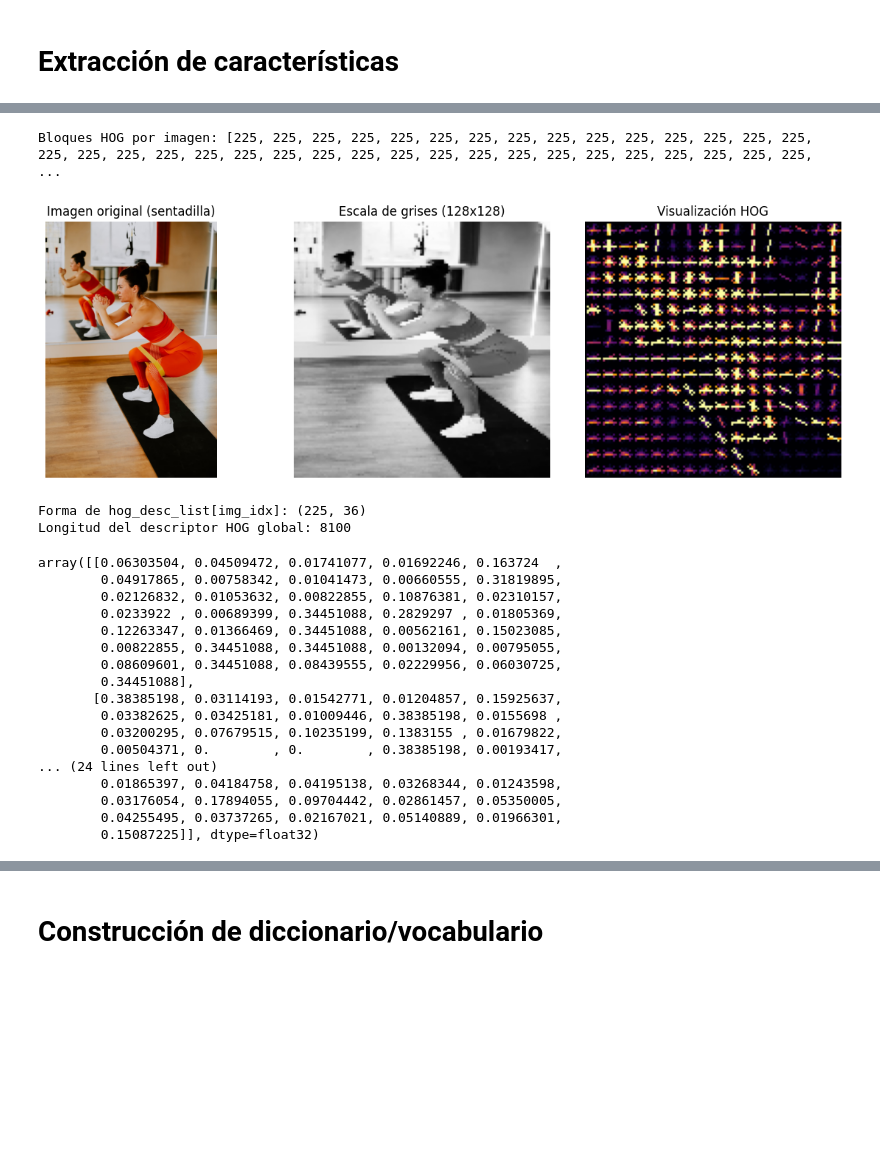
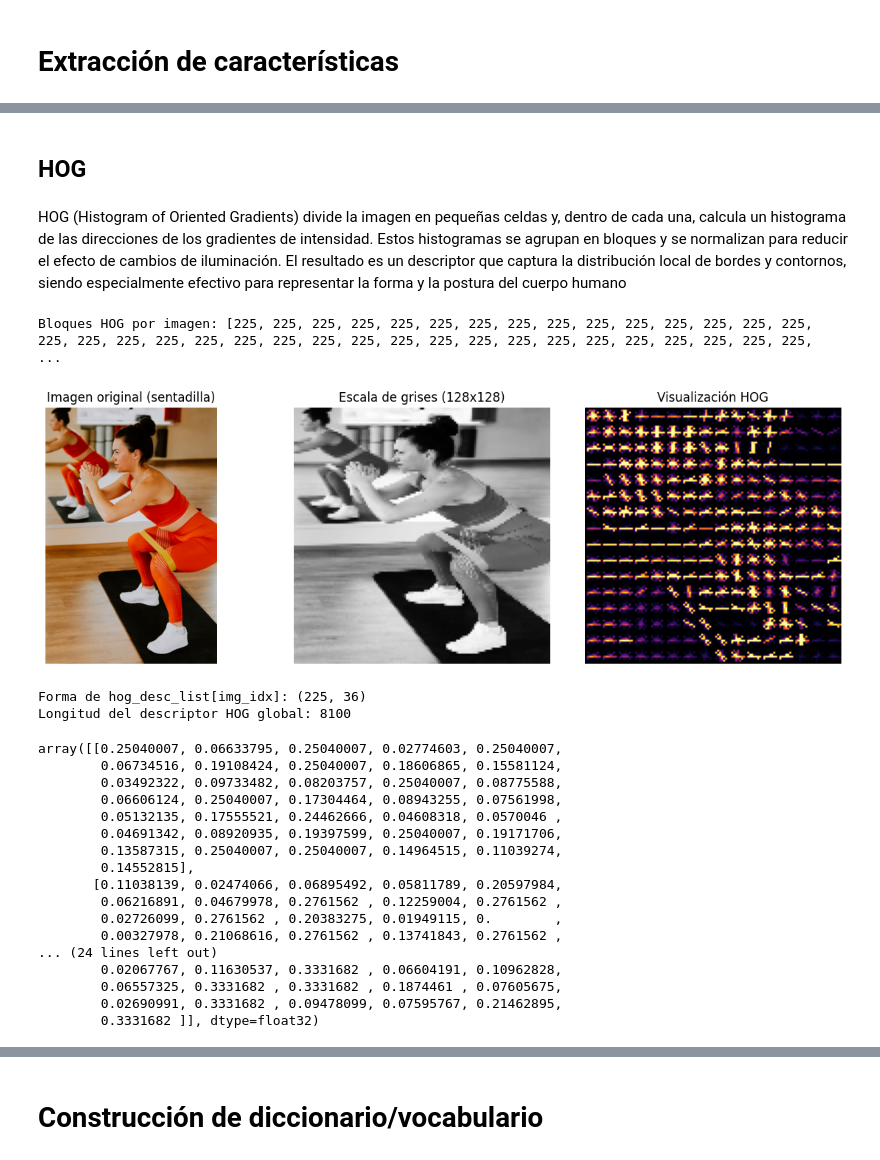
Before and after one commit to julicapa15/Laboratorio1_VisionComputacional, a Jupyter notebook: LABORATORIO_1_VISION_COMPUTACIONAL.ipynb, the cells around one changed output, grey strips where cells are left out. Saved outputs shown, nothing was run; the diff lists cells and outputs as text; code cells hidden in the pictures; blank space fills up the shorter version.

Commit message:
Cambio de 2 imag de pushup, crop de imag, organiza/modifica SIFT y HOG, unifica preparación de extractores, unifica el dicc para ambos extractores, se entrenada modelo con ambos extractores

```diff
--- a/LABORATORIO_1_VISION_COMPUTACIONAL.ipynb
+++ b/LABORATORIO_1_VISION_COMPUTACIONAL.ipynb
@@ -53,10 +67,10 @@ flexionpecho = [
     "https://images.unsplash.com/photo-1683192943220-d191b72a4fac?q=80&w=1170&auto=format&fit=crop&ixlib=rb-4.1.0&ixid=M3wxMjA3fDB8MHxwaG90by1wYWdlfHx8fGVufDB8fHx8fA%3D%3D",
     "https://plus.unsplash.com/premium_photo-1661382496028-31fcde90200f?q=80&w=1170&auto=format&fit=crop&ixlib=rb-4.1.0&ixid=M3wxMjA3fDB8MHxwaG90by1wYWdlfHx8fGVufDB8fHx8fA%3D%3D",
     "https://plus.unsplash.com/premium_photo-1666956838556-f940185abbbf?q=80&w=1170&auto=format&fit=crop&ixlib=rb-4.1.0&ixid=M3wxMjA3fDB8MHxwaG90by1wYWdlfHx8fGVufDB8fHx8fA%3D%3D",
-    "https://images.unsplash.com/photo-1599744331048-d58b430fb098?q=80&w=1076&auto=format&fit=crop&ixlib=rb-4.1.0&ixid=M3wxMjA3fDB8MHxwaG90by1wYWdlfHx8fGVufDB8fHx8fA%3D%3D",
+    "https://images.unsplash.com/photo-1621787280498-d8140600df44?w=600&auto=format&fit=crop&q=60&ixlib=rb-4.1.0&ixid=M3wxMjA3fDB8MHxzZWFyY2h8Nzd8fHB1c2glMjB1cHxlbnwwfHwwfHx8Mg%3D%3D",
     "https://images.unsplash.com/photo-1600677396341-16965cbe9224?q=80&w=1169&auto=format&fit=crop&ixlib=rb-4.1.0&ixid=M3wxMjA3fDB8MHxwaG90by1wYWdlfHx8fGVufDB8fHx8fA%3D%3D",
     "https://images.unsplash.com/photo-1764426445448-95103b0024a6?q=80&w=1167&auto=format&fit=crop&ixlib=rb-4.1.0&ixid=M3wxMjA3fDB8MHxwaG90by1wYWdlfHx8fGVufDB8fHx8fA%3D%3D",
-    "https://images.unsplash.com/photo-1760084081757-6f918c08403b?q=80&w=1025&auto=format&fit=crop&ixlib=rb-4.1.0&ixid=M3wxMjA3fDB8MHxwaG90by1wYWdlfHx8fGVufDB8fHx8fA%3D%3D",
+    "https://images.unsplash.com/photo-1540474211005-7c8a448f69e6?w=600&auto=format&fit=crop&q=60&ixlib=rb-4.1.0&ixid=M3wxMjA3fDB8MHxzZWFyY2h8ODV8fHB1c2glMjB1cHxlbnwwfHwwfHx8Mg%3D%3D",
     "https://plus.unsplash.com/premium_photo-1663012894269-7a0840cc108a?w=600&auto=format&fit=crop&q=60&ixlib=rb-4.1.0&ixid=M3wxMjA3fDB8MHxzZWFyY2h8MTA1fHxwdXNoJTIwdXBzJTIwdmlzdGElMjBkZXNkZSUyMGFycmliYXxlbnwwfHwwfHx8MA%3D%3D",
     "https://images.unsplash.com/photo-1758599878868-52cced2f8154?q=80&w=1332&auto=format&fit=crop&ixlib=rb-4.1.0&ixid=M3wxMjA3fDB8MHxwaG90by1wYWdlfHx8fGVufDB8fHx8fA%3D%3D",
     "https://plus.unsplash.com/premium_photo-1673210887551-1b3dac70ef6d?q=80&w=1170&auto=format&fit=crop&ixlib=rb-4.1.0&ixid=M3wxMjA3fDB8MHxwaG90by1wYWdlfHx8fGVufDB8fHx8fA%3D%3D",
@@ -66,18 +80,20 @@ flexionpecho = [
     "https://plus.unsplash.com/premium_photo-1672784158368-a08c56a44c0b?w=600&auto=format&fit=crop&q=60&ixlib=rb-4.1.0&ixid=M3wxMjA3fDB8MHxzZWFyY2h8MjYwfHxmbGV4aW9uJTIwZGUlMjBwZWNob3xlbnwwfHwwfHx8MA%3D%3D",
 ]
 
+CROP_RATIO = 0.75  # ajuste del recorte central (0.75 = 75% central)
+
+images_rgb = []
 labels = []
-images_rgb = []
 
-# Descarga a RGB/Gray
 for url in sentadillas + flexionpecho:
     img_bytes = urlopen(url).read()
-    img_bgr = cv2.imdecode(np.frombuffer(img_bytes, np.uint8), cv2.IMREAD_COLOR)
-    img_rgb = cv2.cvtColor(img_bgr, cv2.COLOR_BGR2RGB)
-    images_rgb.append(img_rgb)
+    img_bgr  = cv2.imdecode(np.frombuffer(img_bytes, np.uint8), cv2.IMREAD_COLOR)
+    img_rgb  = cv2.cvtColor(img_bgr, cv2.COLOR_BGR2RGB)
+    img_crop = center_crop(img_rgb, crop_ratio=CROP_RATIO)   # ← aquí
+    images_rgb.append(img_crop)
     labels.append("sentadilla" if url in sentadillas else "push up")
 
-print("Total imágenes:", len(images_rgb))
+print(f"Total imágenes: {len(images_rgb)}")
 plt.figure(figsize=(10,6))
 
 for i in range(len(images_rgb)):
@@ -134,3 +175,7 @@ Keypoints SIFT por imagen: [900, 1219, 970, 804, 834, 2175, 1322, 1781, 785, 165
+# %% [markdown]
+## HOG
+# %% [markdown]
+HOG (Histogram of Oriented Gradients) divide la imagen en pequeñas celdas y, dentro de cada una, calcula un histograma de las direcciones de los gradientes de intensidad. Estos histogramas se agrupan en bloques y se normalizan para reducir el efecto de cambios de iluminación. El resultado es un descriptor que captura la distribución local de bordes y contornos, siendo especialmente efectivo para representar la forma y la postura del cuerpo humano
 # %%
 orientations = 9
 cells_per_block = (2, 2)
@@ -144,13 +189,19 @@ for gray in images_gray:
     gray_resized = cv2.resize(gray, hog_size)
     hog_images.append(gray_resized)
 
-    hog_blocks = hog(
+    hog_blocks, _ = hog(          # ← visualize=True para que el reshape funcione igual
         gray_resized,
+        orientations=orientations,         # ← faltaba
+        pixels_per_cell=(8, 8),            # ← faltaba (defecto es (8,8) pero mejor explícito)
         cells_per_block=cells_per_block,
-        visualize=False
-        )
-
-    descriptors = hog_blocks.reshape(-1, np.prod(cells_per_block) * orientations).astype(np.float32)
+        block_norm="L2-Hys",               # ← faltaba
+        visualize=True,                    # ← así el return es (features, hog_img)
+        feature_vector=False,              # ← False para poder reshapear en bloques
+        channel_axis=None,
+    )
+    # hog_blocks.shape → (n_bx, n_by, cells_per_block[0], cells_per_block[1], orientations)
+    n_bx, n_by = hog_blocks.shape[0], hog_blocks.shape[1]
+    descriptors = hog_blocks.reshape(n_bx * n_by, np.prod(cells_per_block) * orientations).astype(np.float32)
     hog_desc_list.append(descriptors)
     n_hog_blocks.append(descriptors.shape[0])
 
@@ -166,50 +217,50 @@ hog_features, hog_image = hog(
     feature_vector=True,
     channel_axis=None,
  )
 
 hog_image_rescaled = exposure.rescale_intensity(hog_image, in_range=(0, 10))
 
 plt.figure(figsize=(12, 4))
 plt.subplot(1, 3, 1)
 plt.imshow(images_rgb[img_idx])
 plt.title(f"Imagen original ({labels[img_idx]})")
 plt.axis("off")
 
 plt.subplot(1, 3, 2)
 plt.imshow(hog_images[img_idx], cmap="gray")
 plt.title("Escala de grises (128x128)")
 plt.axis("off")
 
 plt.subplot(1, 3, 3)
 plt.imshow(hog_image_rescaled, cmap="inferno")
 plt.title("Visualización HOG")
 plt.axis("off")
 
 plt.tight_layout()
 plt.show()
 
 print("Forma de hog_desc_list[img_idx]:", hog_desc_list[img_idx].shape)
 print("Longitud del descriptor HOG global:", hog_features.shape[0])
 hog_desc_list[img_idx][:5]
 # %% [output]
 Bloques HOG por imagen: [225, 225, 225, 225, 225, 225, 225, 225, 225, 225, 225, 225, 225, 225, 225, 225, 225, 225, 225, 225, 225, 225, 225, 225, 225, 225, 225, 225, 225, 225, 225, 225, 225, 225, 225,  ...
-[figure, old version]
+[figure, new version]
 Forma de hog_desc_list[img_idx]: (225, 36)
 Longitud del descriptor HOG global: 8100
-array([[0.06303504, 0.04509472, 0.01741077, 0.01692246, 0.163724  ,
-        0.04917865, 0.00758342, 0.01041473, 0.00660555, 0.31819895,
-        0.02126832, 0.01053632, 0.00822855, 0.10876381, 0.02310157,
-        0.0233922 , 0.00689399, 0.34451088, 0.2829297 , 0.01805369,
-        0.12263347, 0.01366469, 0.34451088, 0.00562161, 0.15023085,
-        0.00822855, 0.34451088, 0.34451088, 0.00132094, 0.00795055,
-        0.08609601, 0.34451088, 0.08439555, 0.02229956, 0.06030725,
-        0.34451088],
-       [0.38385198, 0.03114193, 0.01542771, 0.01204857, 0.15925637,
-        0.03382625, 0.03425181, 0.01009446, 0.38385198, 0.0155698 ,
-        0.03200295, 0.07679515, 0.10235199, 0.1383155 , 0.01679822,
-        0.00504371, 0.        , 0.        , 0.38385198, 0.00193417,
+array([[0.25040007, 0.06633795, 0.25040007, 0.02774603, 0.25040007,
+        0.06734516, 0.19108424, 0.25040007, 0.18606865, 0.15581124,
+        0.03492322, 0.09733482, 0.08203757, 0.25040007, 0.08775588,
+        0.06606124, 0.25040007, 0.17304464, 0.08943255, 0.07561998,
+        0.05132135, 0.17555521, 0.24462666, 0.04608318, 0.0570046 ,
+        0.04691342, 0.08920935, 0.19397599, 0.25040007, 0.19171706,
+        0.13587315, 0.25040007, 0.25040007, 0.14964515, 0.11039274,
+        0.14552815],
+       [0.11038139, 0.02474066, 0.06895492, 0.05811789, 0.20597984,
+        0.06216891, 0.04679978, 0.2761562 , 0.12259004, 0.2761562 ,
+        0.02726099, 0.2761562 , 0.20383275, 0.01949115, 0.        ,
+        0.00327978, 0.21068616, 0.2761562 , 0.13741843, 0.2761562 ,
 ... (24 lines left out)
-        0.01865397, 0.04184758, 0.04195138, 0.03268344, 0.01243598,
-        0.03176054, 0.17894055, 0.09704442, 0.02861457, 0.05350005,
-        0.04255495, 0.03737265, 0.02167021, 0.05140889, 0.01966301,
-        0.15087225]], dtype=float32)
+        0.02067767, 0.11630537, 0.3331682 , 0.06604191, 0.10962828,
+        0.06557325, 0.3331682 , 0.3331682 , 0.1874461 , 0.07605675,
+        0.02690991, 0.3331682 , 0.09478099, 0.07595767, 0.21462895,
+        0.3331682 ]], dtype=float32)
```
Also changed, not shown: parts of 18 cells of this notebook.
